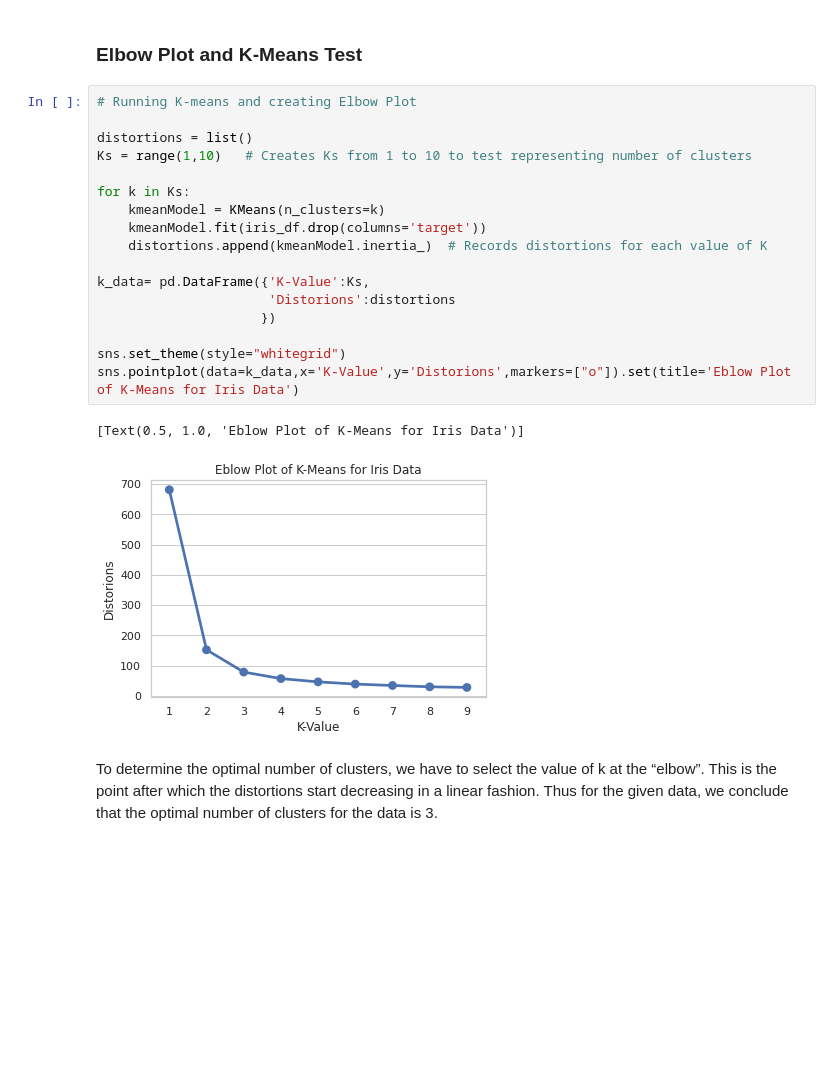
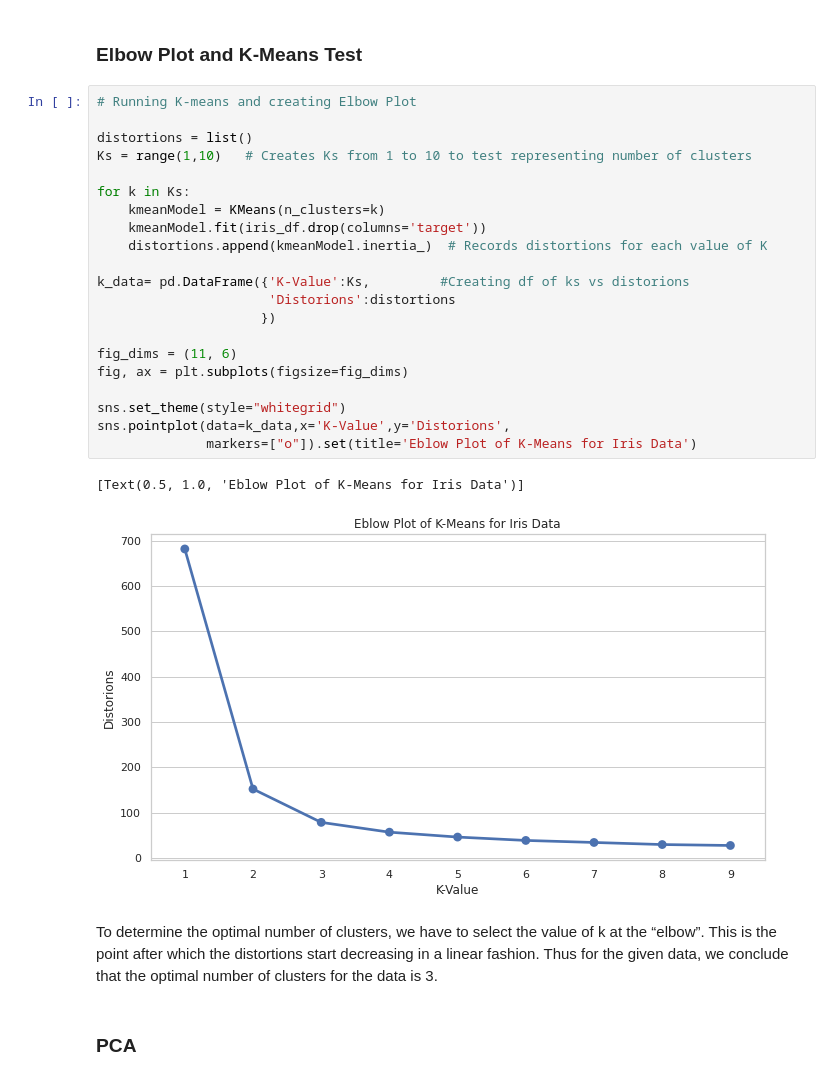
Before and after one commit to JoshuaCD/data_mining_group, a Jupyter notebook: assignment_5/iris_clustering.ipynb, the cells around one changed output. Saved outputs shown, nothing was run; the diff lists cells and outputs as text; blank space fills up the shorter version.

```diff
--- a/assignment_5/iris_clustering.ipynb
+++ b/assignment_5/iris_clustering.ipynb
@@ -52,22 +58,28 @@ iris_df
 # %%
 # Running K-means and creating Elbow Plot
 
 distortions = list()
 Ks = range(1,10)   # Creates Ks from 1 to 10 to test representing number of clusters
 
 for k in Ks:
     kmeanModel = KMeans(n_clusters=k)
     kmeanModel.fit(iris_df.drop(columns='target'))
     distortions.append(kmeanModel.inertia_)  # Records distortions for each value of K
 
-k_data= pd.DataFrame({'K-Value':Ks,
+k_data= pd.DataFrame({'K-Value':Ks,         #Creating df of ks vs distorions
                       'Distorions':distortions
                      })
 
+fig_dims = (11, 6)
+fig, ax = plt.subplots(figsize=fig_dims)
+
 sns.set_theme(style="whitegrid")
-sns.pointplot(data=k_data,x='K-Value',y='Distorions',markers=["o"]).set(title='Eblow Plot of K-Means for Iris Data')
+sns.pointplot(data=k_data,x='K-Value',y='Distorions',
+              markers=["o"]).set(title='Eblow Plot of K-Means for Iris Data')
 # %% [output]
 [Text(0.5, 1.0, 'Eblow Plot of K-Means for Iris Data')]
-[figure, old version]
+[figure, new version]
 # %% [markdown]
 To determine the optimal number of clusters, we have to select the value of k at the “elbow”. This is the point after which the distortions start decreasing in a linear fashion. Thus for the given data, we conclude that the optimal number of clusters for the data is 3.
+# %% [markdown]
+### PCA
```
Also changed, not shown: parts of 6 cells of this notebook.
